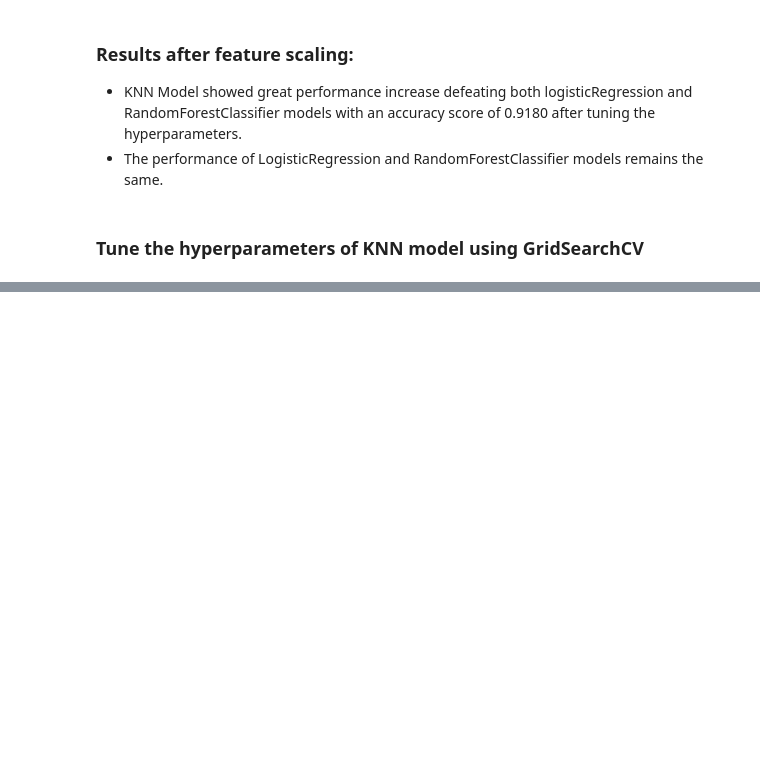
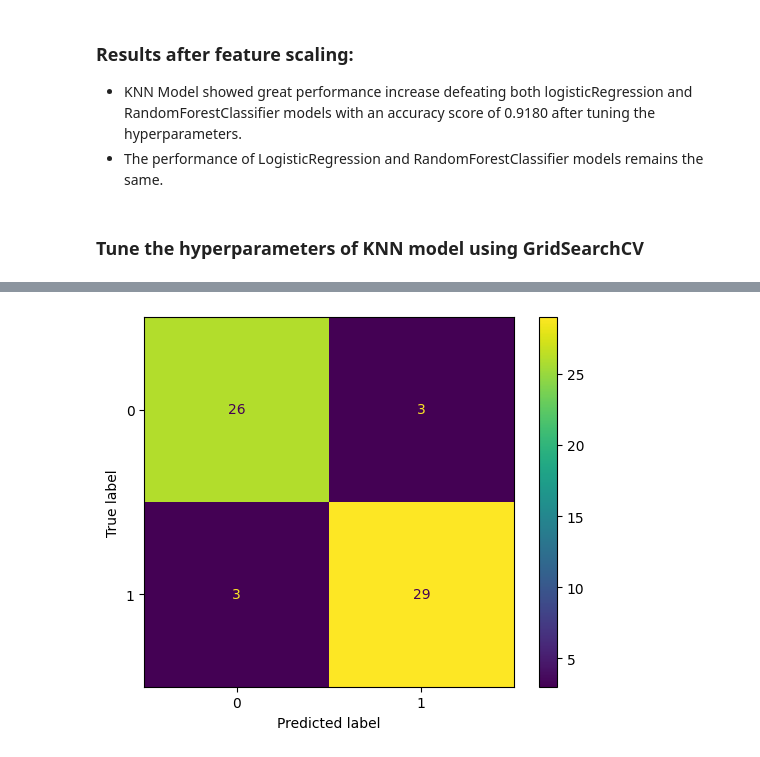
Before and after one commit to Ovaserashid/heart-disease-prediction, a Jupyter notebook: notebooks/main.ipynb, the cells around one changed output, grey strips where cells are left out. Saved outputs shown, nothing was run; the diff lists cells and outputs as text; code cells hidden in the pictures; blank space fills up the shorter version.

```diff
--- a/notebooks/main.ipynb
+++ b/notebooks/main.ipynb
@@ -661,0 +775,5 @@ feature_df.T.plot(kind='bar', title="Feature Importance", legend=False, grid=Tru
+# %%
+# Plot Confusion matrix
+ConfusionMatrixDisplay.from_estimator(knn_new, X_test_transformed, y_test);
+# %% [output]
+[figure, added]
```
Also changed, not shown: parts of 23 cells of this notebook.
